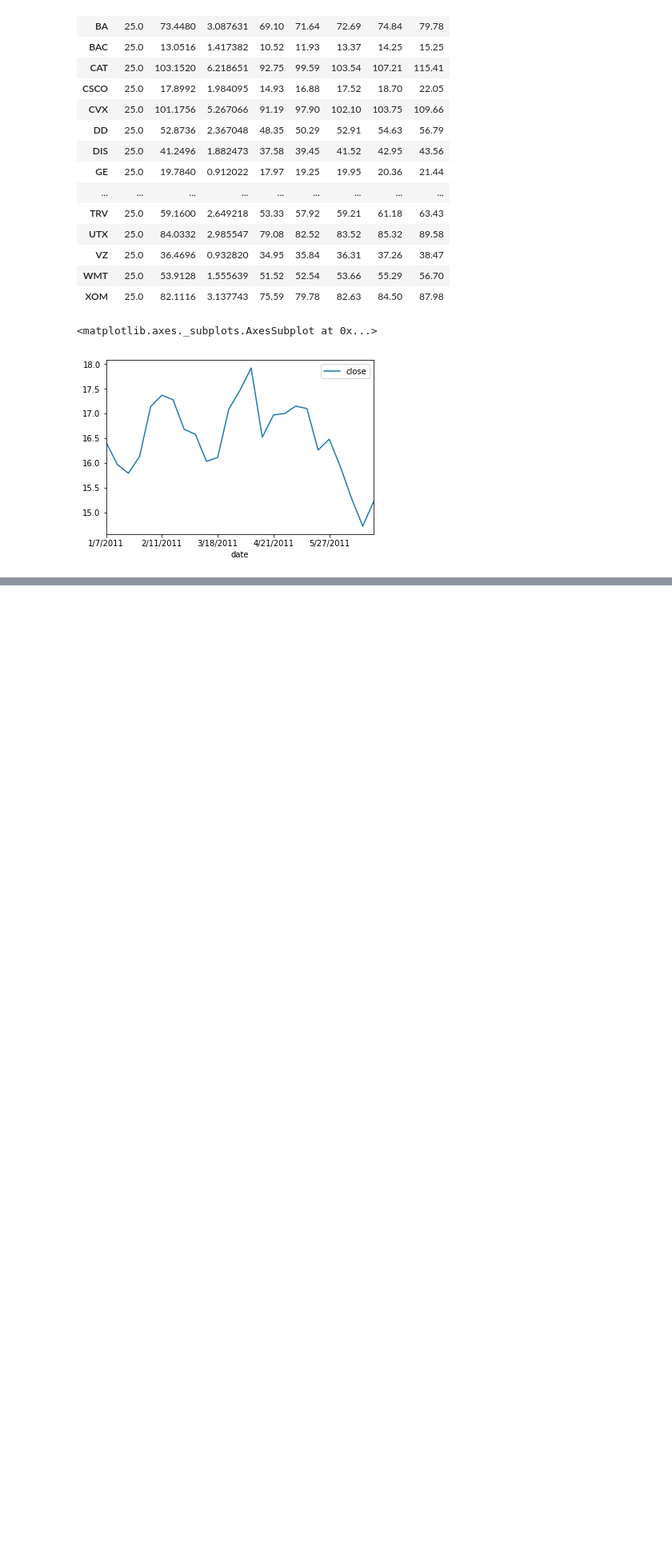
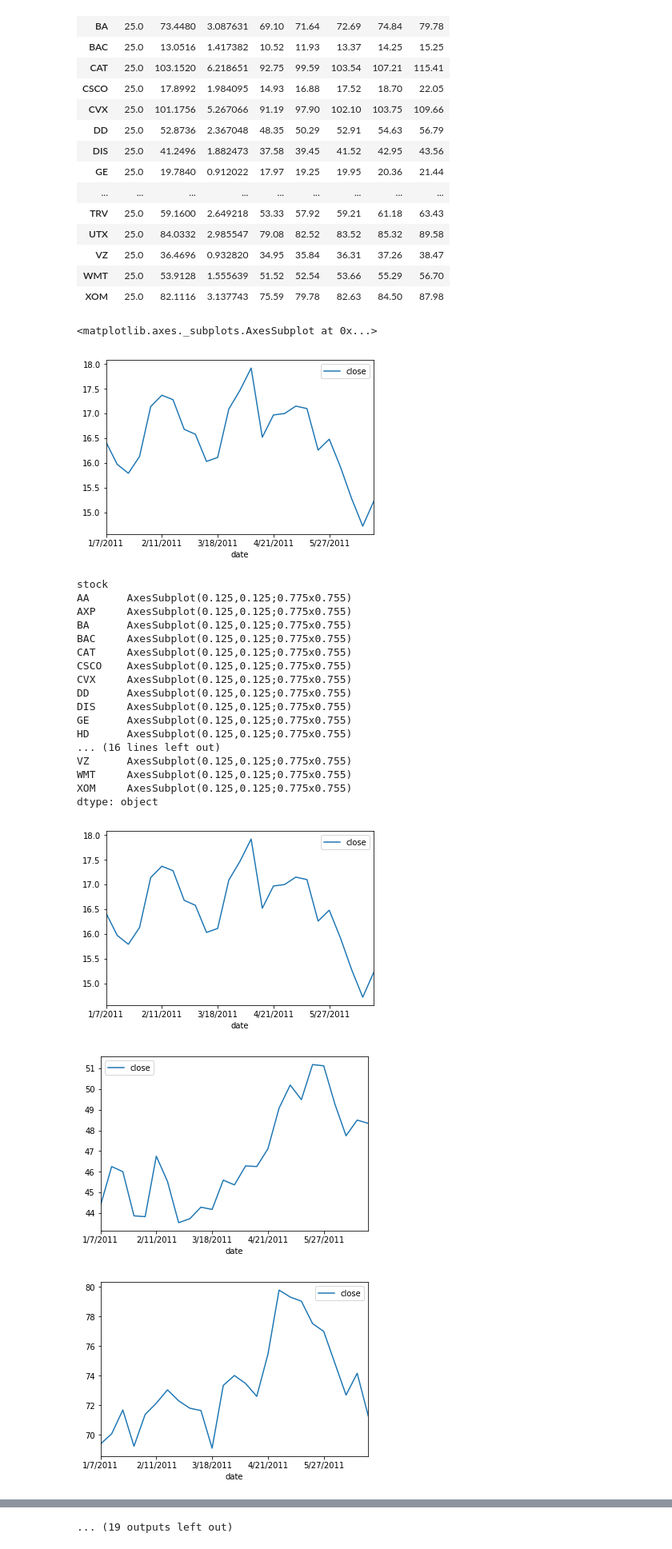
Before and after one commit to declanbarr/DowJones, a Jupyter notebook: DowJonesAnalysis.ipynb, the cells around one changed output, grey strips where cells are left out. Shown at 80% size. Saved outputs shown, nothing was run; the diff lists cells and outputs as text; code cells hidden in the pictures; blank space fills up the shorter version.

Commit message:
Added plots of closing values for each individual stock and for all stocks together

```diff
--- a/DowJonesAnalysis.ipynb
+++ b/DowJonesAnalysis.ipynb
@@ -104,3 +104,26 @@ dfAA.plot(x= "date", y = "close")
 # %% [output]
 <matplotlib.axes._subplots.AxesSubplot at 0x...>
 [figure]
+# %%
+df.groupby("stock").plot(x = "date", y = "close")
+# %% [output]
+stock
+AA      AxesSubplot(0.125,0.125;0.775x0.755)
+AXP     AxesSubplot(0.125,0.125;0.775x0.755)
+BA      AxesSubplot(0.125,0.125;0.775x0.755)
+BAC     AxesSubplot(0.125,0.125;0.775x0.755)
+CAT     AxesSubplot(0.125,0.125;0.775x0.755)
+CSCO    AxesSubplot(0.125,0.125;0.775x0.755)
+CVX     AxesSubplot(0.125,0.125;0.775x0.755)
+DD      AxesSubplot(0.125,0.125;0.775x0.755)
+DIS     AxesSubplot(0.125,0.125;0.775x0.755)
+GE      AxesSubplot(0.125,0.125;0.775x0.755)
+HD      AxesSubplot(0.125,0.125;0.775x0.755)
+... (16 lines left out)
+VZ      AxesSubplot(0.125,0.125;0.775x0.755)
+WMT     AxesSubplot(0.125,0.125;0.775x0.755)
+XOM     AxesSubplot(0.125,0.125;0.775x0.755)
+dtype: object
+[figure, added]
+[figure, added]
+[figure, added]
@@ -106,0 +138 @@ dfAA.plot(x= "date", y = "close")
+... (19 outputs left out)
```
Also changed, not shown: parts of 3 cells of this notebook.
